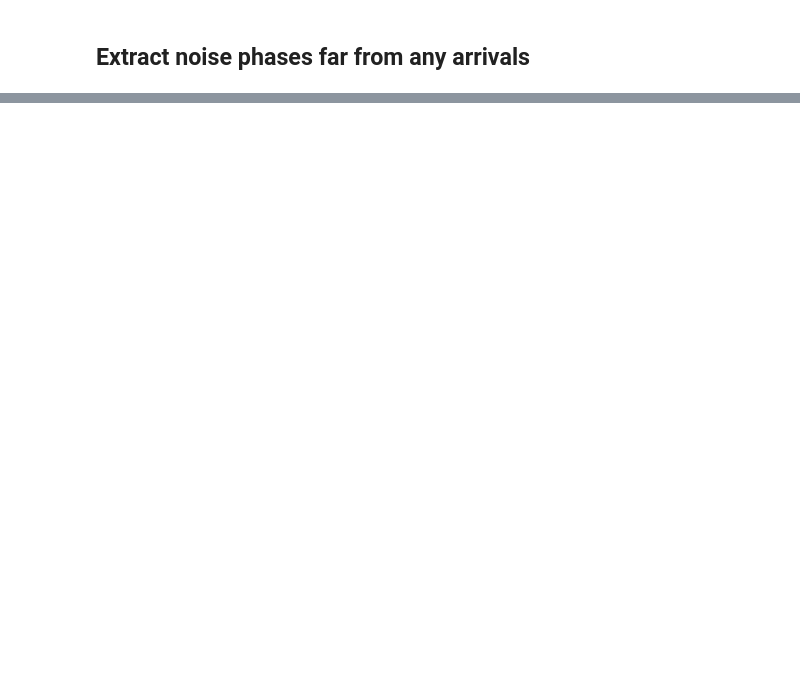
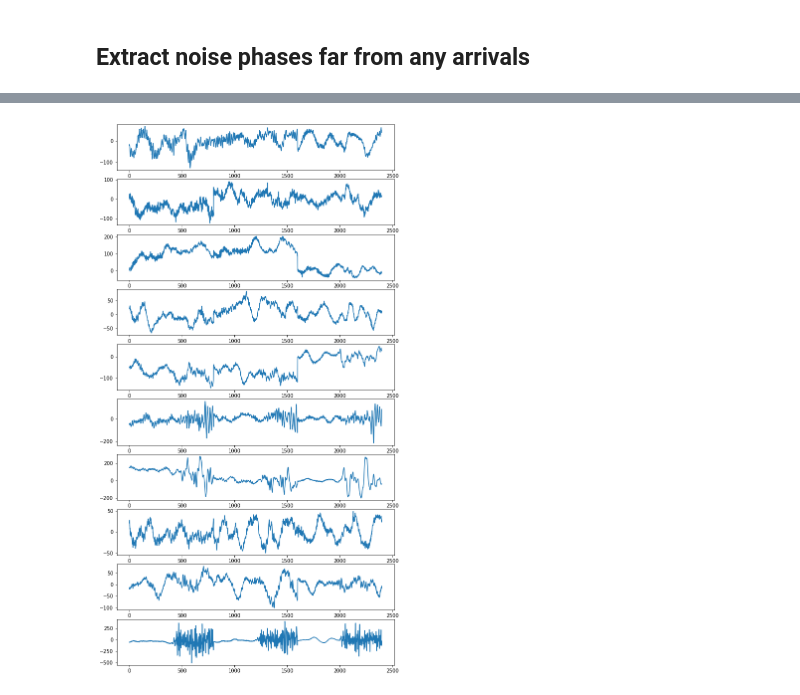
Before and after one commit to hofmanradek/ML, a Jupyter notebook: wavedataset/waveform_dataset_construction.ipynb, the cells around one changed output, grey strips where cells are left out. Drawn from its saved outputs; the diff is of its cells as text; code cells hidden in the pictures; blank space fills up the shorter version.

```diff
--- a/wavedataset/waveform_dataset_construction.ipynb
+++ b/wavedataset/waveform_dataset_construction.ipynb
@@ -322,0 +522,3 @@ for res in a:
+# %%
+for a in cursor_extadb:
+    print(a[0])
@@ -322,0 +535,4 @@ for res in a:
+# %%
+waves = []
+for a in cursor_qandef:
+    waves.append(a[-1])
@@ -322,0 +552,9 @@ for res in a:
+# %%
+wav = [numpy.frombuffer(x.read(), dtype=numpy.float32) for x in waves]
+
+fig = plt.figure(figsize=(10,20))
+for i, w in enumerate(wav):
+    ax = fig.add_subplot(len(wav), 1, i+1)
+    ax.plot(w[:])
+# %% [output]
+[figure, added]
```
Also changed, not shown: parts of 38 cells of this notebook.
